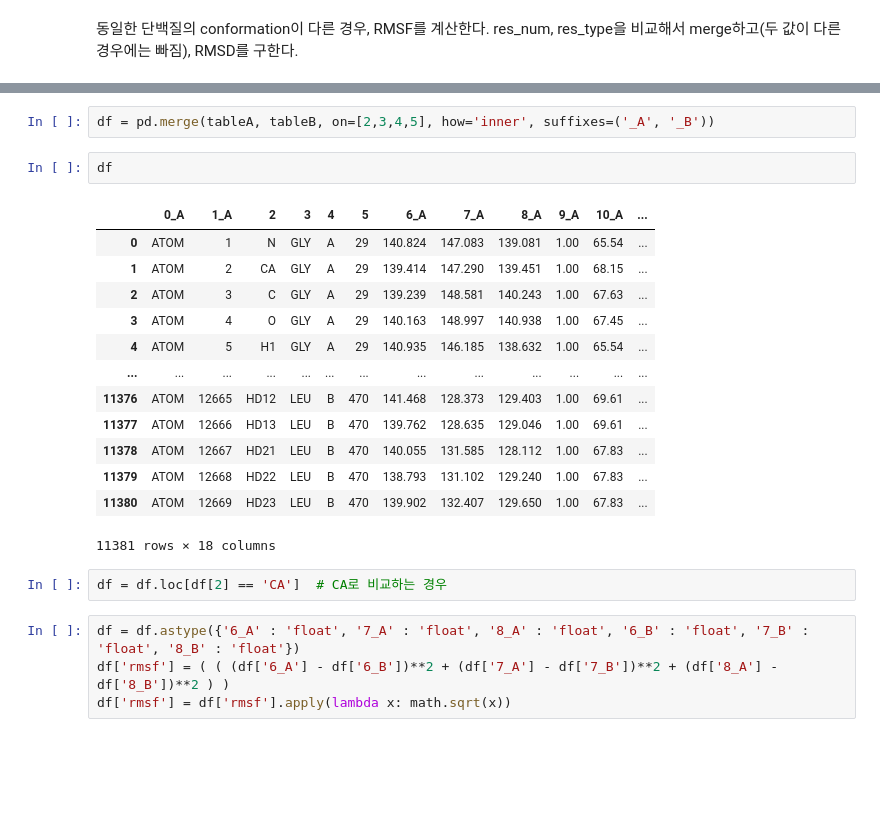
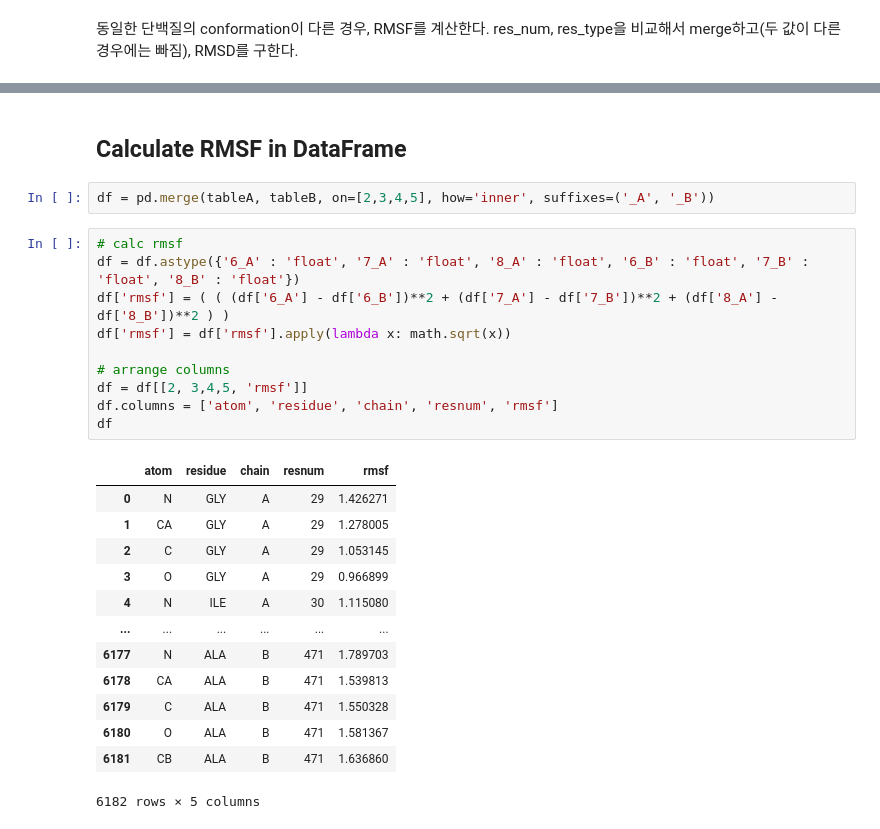
Before and after one commit to six2921/chemtools, a Jupyter notebook: unclassified/protein_rmsf.ipynb, the cells around one changed output, grey strips where cells are left out. Saved outputs shown, nothing was run; the diff lists cells and outputs as text; blank space fills up the shorter version.

```diff
--- a/unclassified/protein_rmsf.ipynb
+++ b/unclassified/protein_rmsf.ipynb
@@ -92,24 +62,28 @@ tableB
+# %% [markdown]
+## Calculate RMSF in DataFrame
 # %%
 df = pd.merge(tableA, tableB, on=[2,3,4,5], how='inner', suffixes=('_A', '_B'))
-# %%
-df
-# %% [output]
-|  | 0_A | 1_A | 2 | 3 | 4 | 5 | 6_A | 7_A | 8_A | 9_A | 10_A | ... |
-| 0 | ATOM | 1 | N | GLY | A | 29 | 140.824 | 147.083 | 139.081 | 1.00 | 65.54 | ... |
-| 1 | ATOM | 2 | CA | GLY | A | 29 | 139.414 | 147.290 | 139.451 | 1.00 | 68.15 | ... |
-| 2 | ATOM | 3 | C | GLY | A | 29 | 139.239 | 148.581 | 140.243 | 1.00 | 67.63 | ... |
-| 3 | ATOM | 4 | O | GLY | A | 29 | 140.163 | 148.997 | 140.938 | 1.00 | 67.45 | ... |
-| 4 | ATOM | 5 | H1 | GLY | A | 29 | 140.935 | 146.185 | 138.632 | 1.00 | 65.54 | ... |
-| ... | ... | ... | ... | ... | ... | ... | ... | ... | ... | ... | ... | ... |
-| 11376 | ATOM | 12665 | HD12 | LEU | B | 470 | 141.468 | 128.373 | 129.403 | 1.00 | 69.61 | ... |
-| 11377 | ATOM | 12666 | HD13 | LEU | B | 470 | 139.762 | 128.635 | 129.046 | 1.00 | 69.61 | ... |
-| 11378 | ATOM | 12667 | HD21 | LEU | B | 470 | 140.055 | 131.585 | 128.112 | 1.00 | 67.83 | ... |
-| 11379 | ATOM | 12668 | HD22 | LEU | B | 470 | 138.793 | 131.102 | 129.240 | 1.00 | 67.83 | ... |
-| 11380 | ATOM | 12669 | HD23 | LEU | B | 470 | 139.902 | 132.407 | 129.650 | 1.00 | 67.83 | ... |
-11381 rows × 18 columns
-# %%
-df = df.loc[df[2] == 'CA']  # CA로 비교하는 경우
 # %%
+# calc rmsf
 df = df.astype({'6_A' : 'float', '7_A' : 'float', '8_A' : 'float', '6_B' : 'float', '7_B' : 'float', '8_B' : 'float'})
 df['rmsf'] = ( ( (df['6_A'] - df['6_B'])**2 + (df['7_A'] - df['7_B'])**2 + (df['8_A'] - df['8_B'])**2 ) )
 df['rmsf'] = df['rmsf'].apply(lambda x: math.sqrt(x))
+
+# arrange columns
+df = df[[2, 3,4,5, 'rmsf']]
+df.columns = ['atom', 'residue', 'chain', 'resnum', 'rmsf']
+df
+# %% [output]
+|  | atom | residue | chain | resnum | rmsf |
+| 0 | N | GLY | A | 29 | 1.426271 |
+| 1 | CA | GLY | A | 29 | 1.278005 |
+| 2 | C | GLY | A | 29 | 1.053145 |
+| 3 | O | GLY | A | 29 | 0.966899 |
+| 4 | N | ILE | A | 30 | 1.115080 |
+| ... | ... | ... | ... | ... | ... |
+| 6177 | N | ALA | B | 471 | 1.789703 |
+| 6178 | CA | ALA | B | 471 | 1.539813 |
+| 6179 | C | ALA | B | 471 | 1.550328 |
+| 6180 | O | ALA | B | 471 | 1.581367 |
+| 6181 | CB | ALA | B | 471 | 1.636860 |
+6182 rows × 5 columns
```
Also changed, not shown: parts of 15 cells of this notebook.
